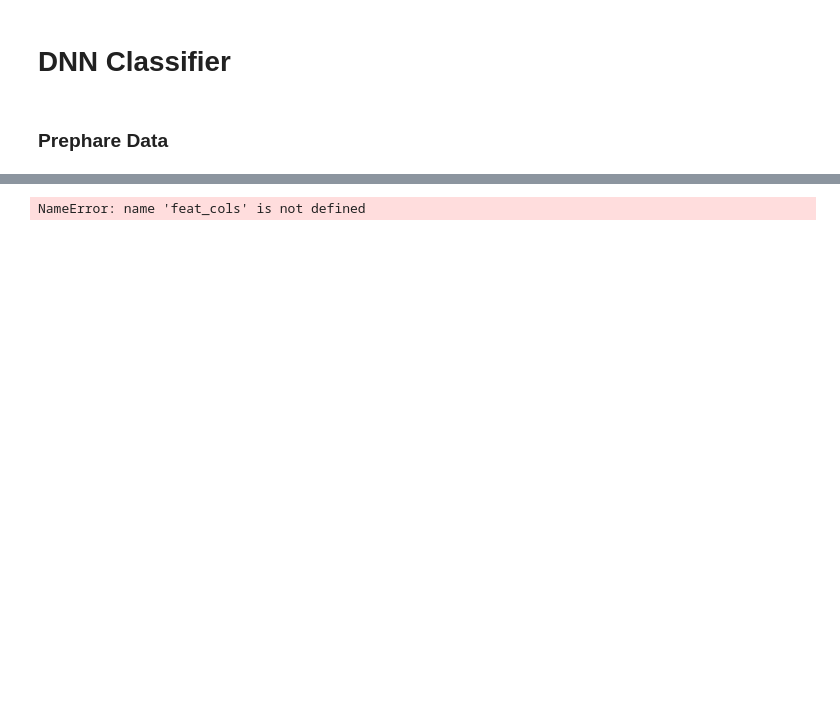
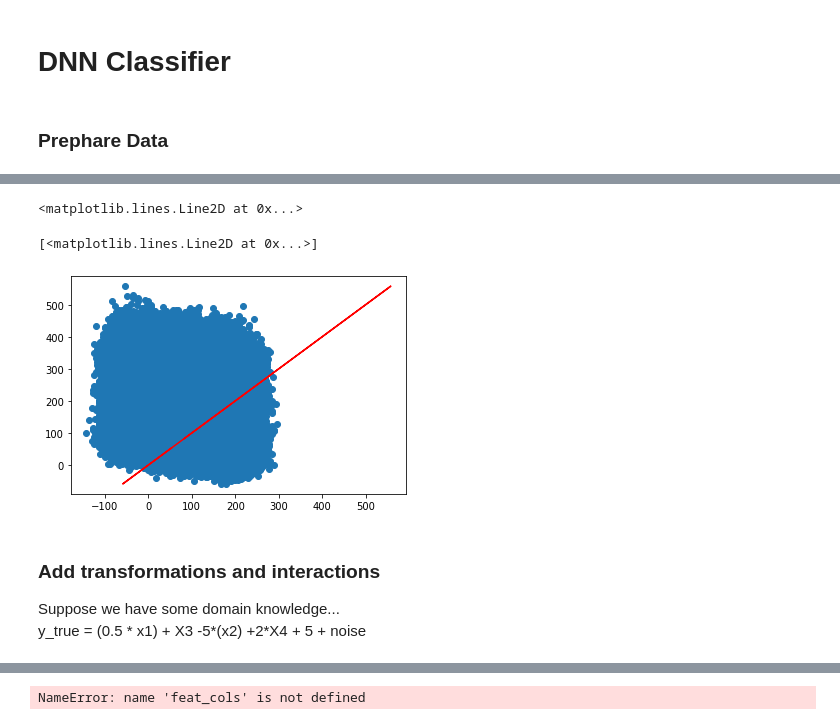
Before and after one commit to conorosully/deep-learning, a Jupyter notebook: src/DNN Classifier.ipynb, the cells around one changed output, grey strips where cells are left out. Cells and saved outputs as stored; diff of their text form; code cells hidden in the pictures; blank space fills up the shorter version.

```diff
--- a/src/DNN Classifier.ipynb
+++ b/src/DNN Classifier.ipynb
@@ -35,0 +74,4 @@ diabetes.head(50)
+# %%
+#teriible r squared
+results = sm.OLS(Y,X).fit()
+results.summary()
@@ -35,0 +98,17 @@ diabetes.head(50)
+# %%
+Y_pred = results.predict(X)
+# %%
+plt.Line2D(Y,Y)
+# %% [output]
+<matplotlib.lines.Line2D at 0x...>
+# %%
+plt.scatter(x = Y_pred, y = Y)
+plt.plot(Y, Y,'r')
+# %% [output]
+[<matplotlib.lines.Line2D at 0x...>]
+[figure, added]
+# %% [markdown]
+### Add transformations and interactions
+Suppose we have some domain knowledge...
+<br>
+y_true =  (0.5 * x1) + X3 -5*(x2) +2*X4 + 5 + noise
```
Also changed, not shown: parts of 15 cells of this notebook.
